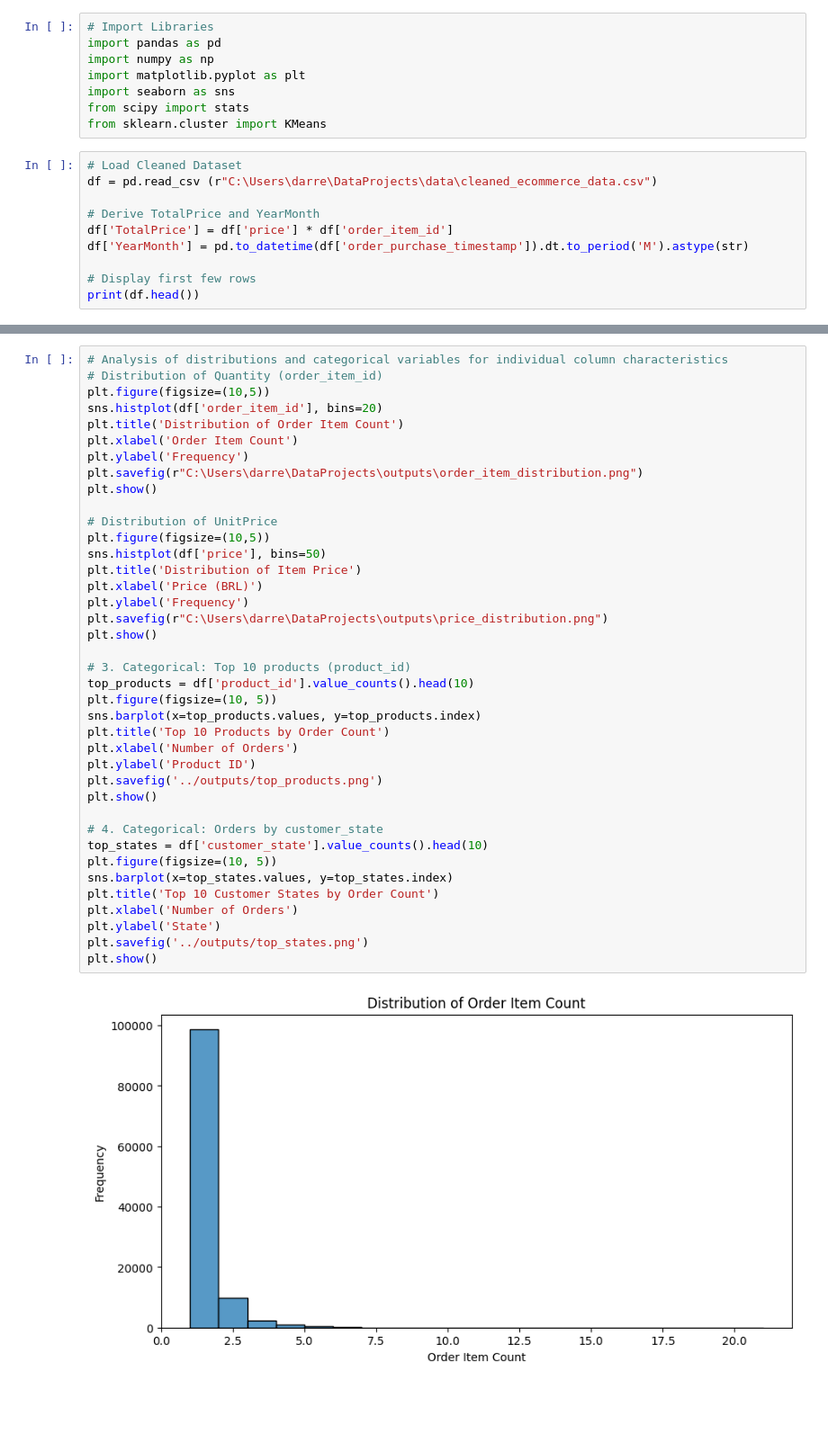
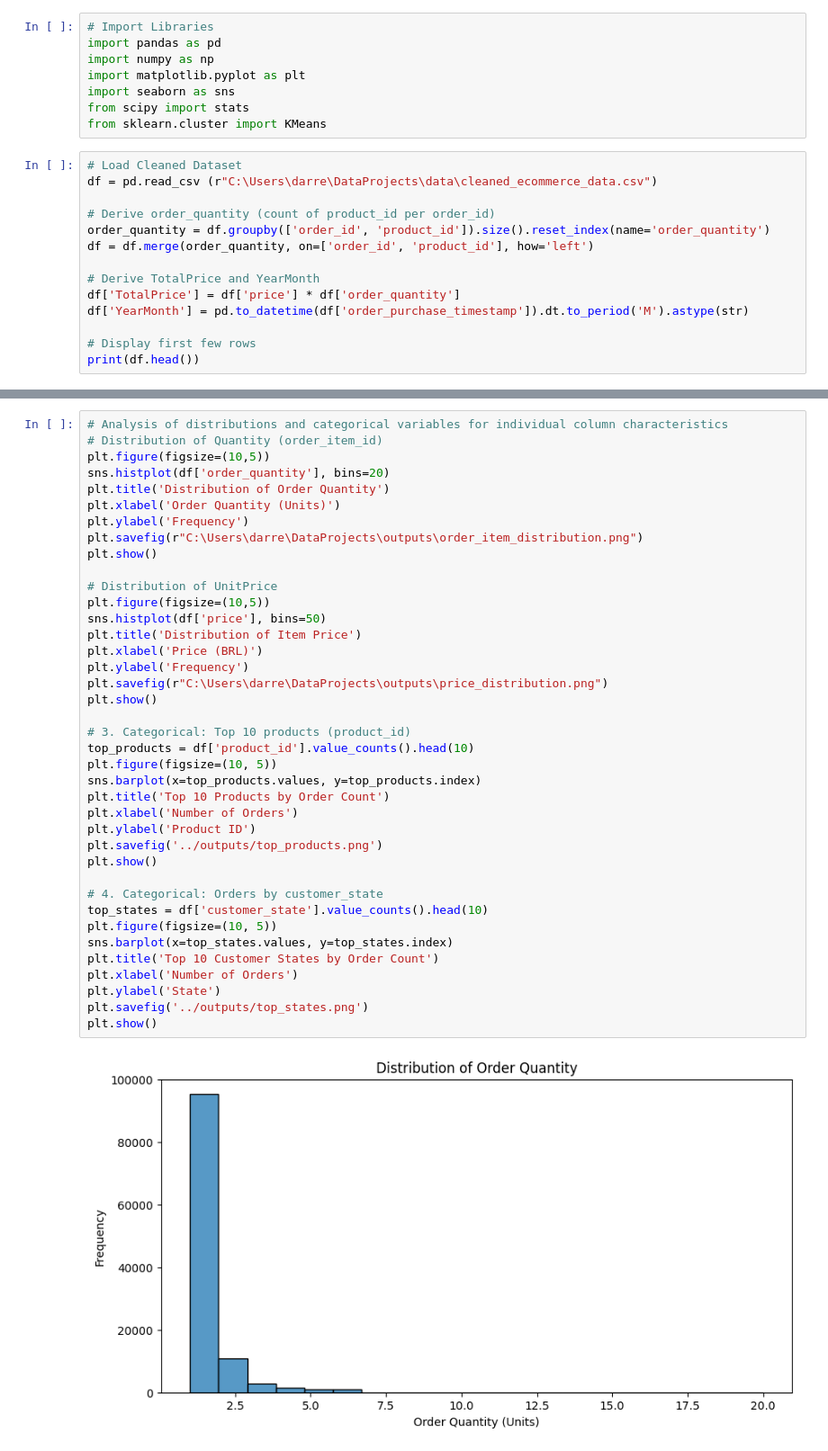
Before and after one commit to Darrell-Bailey/ecommerce-sales-analysis, a Jupyter notebook: notebooks/eda.ipynb, the cells around one changed output, grey strips where cells are left out. Shown at 90% size. Saved outputs shown, nothing was run; the diff lists cells and outputs as text; blank space fills up the shorter version.

Commit message:
Replaced order_item_id with derived order_quantity

```diff
--- a/notebooks/eda.ipynb
+++ b/notebooks/eda.ipynb
@@ -10,8 +10,12 @@ from sklearn.cluster import KMeans
 # Load Cleaned Dataset
 df = pd.read_csv (r"C:\Users\darre\DataProjects\data\cleaned_ecommerce_data.csv")
 
+# Derive order_quantity (count of product_id per order_id)
+order_quantity = df.groupby(['order_id', 'product_id']).size().reset_index(name='order_quantity')
+df = df.merge(order_quantity, on=['order_id', 'product_id'], how='left')
+
 # Derive TotalPrice and YearMonth
-df['TotalPrice'] = df['price'] * df['order_item_id']
+df['TotalPrice'] = df['price'] * df['order_quantity']
 df['YearMonth'] = pd.to_datetime(df['order_purchase_timestamp']).dt.to_period('M').astype(str)
 
 # Display first few rows
@@ -38,43 +42,43 @@ print(df.head())
 # Analysis of distributions and categorical variables for individual column characteristics
 # Distribution of Quantity (order_item_id)
 plt.figure(figsize=(10,5))
-sns.histplot(df['order_item_id'], bins=20)
-plt.title('Distribution of Order Item Count')
-plt.xlabel('Order Item Count')
+sns.histplot(df['order_quantity'], bins=20)
+plt.title('Distribution of Order Quantity')
+plt.xlabel('Order Quantity (Units)')
 plt.ylabel('Frequency')
 plt.savefig(r"C:\Users\darre\DataProjects\outputs\order_item_distribution.png")
 plt.show()
 
 # Distribution of UnitPrice
 plt.figure(figsize=(10,5))
 sns.histplot(df['price'], bins=50)
 plt.title('Distribution of Item Price')
 plt.xlabel('Price (BRL)')
 plt.ylabel('Frequency')
 plt.savefig(r"C:\Users\darre\DataProjects\outputs\price_distribution.png")
 plt.show()
 
 # 3. Categorical: Top 10 products (product_id)
 top_products = df['product_id'].value_counts().head(10)
 plt.figure(figsize=(10, 5))
 sns.barplot(x=top_products.values, y=top_products.index)
 plt.title('Top 10 Products by Order Count')
 plt.xlabel('Number of Orders')
 plt.ylabel('Product ID')
 plt.savefig('../outputs/top_products.png')
 plt.show()
 
 # 4. Categorical: Orders by customer_state
 top_states = df['customer_state'].value_counts().head(10)
 plt.figure(figsize=(10, 5))
 sns.barplot(x=top_states.values, y=top_states.index)
 plt.title('Top 10 Customer States by Order Count')
 plt.xlabel('Number of Orders')
 plt.ylabel('State')
 plt.savefig('../outputs/top_states.png')
 plt.show()
 # %% [output]
-[figure, old version]
+[figure, new version]
 [figure]
 [figure]
 [figure]
```
Also changed, not shown: parts of 4 cells of this notebook, 5 other files.
